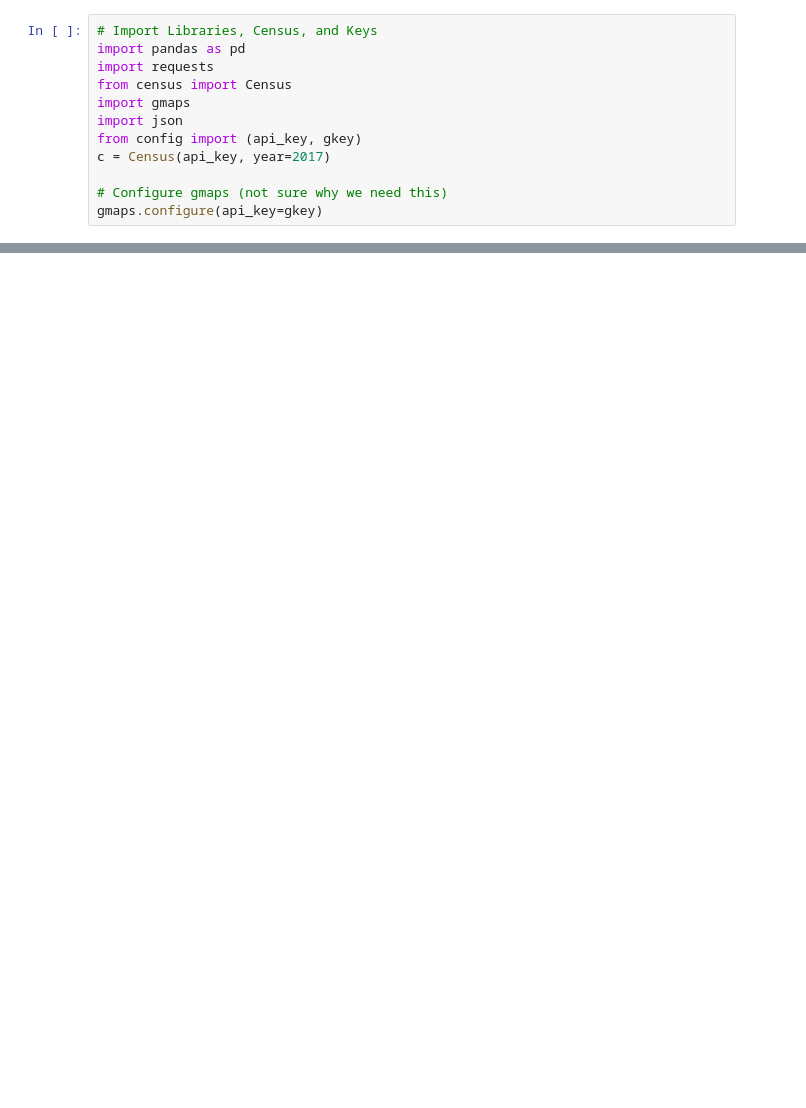
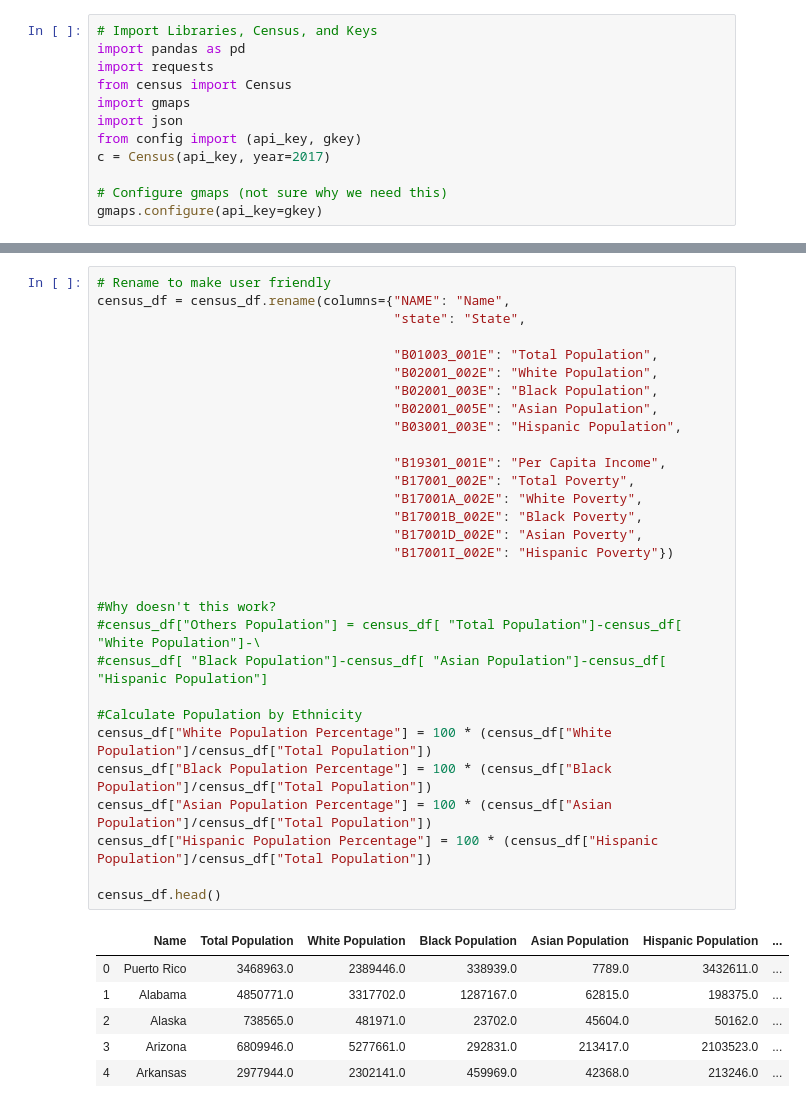
Before and after one commit to hzecena/Los_Programmers, a Jupyter notebook: Javier/Project_1.ipynb, the cells around one changed output, grey strips where cells are left out. Drawn from its saved outputs; the diff is of its cells as text; blank space fills up the shorter version.

```diff
--- a/Javier/Project_1.ipynb
+++ b/Javier/Project_1.ipynb
@@ -47,0 +31,37 @@ census_df.head()
+# %%
+# Rename to make user friendly
+census_df = census_df.rename(columns={"NAME": "Name",
+                                      "state": "State",
+
+                                      "B01003_001E": "Total Population",
+                                      "B02001_002E": "White Population",
+                                      "B02001_003E": "Black Population",
+                                      "B02001_005E": "Asian Population",
+                                      "B03001_003E": "Hispanic Population",
+
+                                      "B19301_001E": "Per Capita Income",
+                                      "B17001_002E": "Total Poverty",
+                                      "B17001A_002E": "White Poverty",
+                                      "B17001B_002E": "Black Poverty",
+                                      "B17001D_002E": "Asian Poverty",
+                                      "B17001I_002E": "Hispanic Poverty"})
+
+
+#Why doesn't this work?
+#census_df["Others Population"] = census_df[ "Total Population"]-census_df[ "White Population"]-\
+#census_df[ "Black Population"]-census_df[ "Asian Population"]-census_df[ "Hispanic Population"]
+
+#Calculate Population by Ethnicity
+census_df["White Population Percentage"] = 100 * (census_df["White Population"]/census_df["Total Population"])
+census_df["Black Population Percentage"] = 100 * (census_df["Black Population"]/census_df["Total Population"])
+census_df["Asian Population Percentage"] = 100 * (census_df["Asian Population"]/census_df["Total Population"])
+census_df["Hispanic Population Percentage"] = 100 * (census_df["Hispanic Population"]/census_df["Total Population"])
+
+census_df.head()
+# %% [output]
+|  | Name | Total Population | White Population | Black Population | Asian Population | Hispanic Population | ... |
+| 0 | Puerto Rico | 3468963.0 | 2389446.0 | 338939.0 | 7789.0 | 3432611.0 | ... |
+| 1 | Alabama | 4850771.0 | 3317702.0 | 1287167.0 | 62815.0 | 198375.0 | ... |
+| 2 | Alaska | 738565.0 | 481971.0 | 23702.0 | 45604.0 | 50162.0 | ... |
+| 3 | Arizona | 6809946.0 | 5277661.0 | 292831.0 | 213417.0 | 2103523.0 | ... |
+| 4 | Arkansas | 2977944.0 | 2302141.0 | 459969.0 | 42368.0 | 213246.0 | ... |
```
Also changed, not shown: parts of 6 cells of this notebook.
